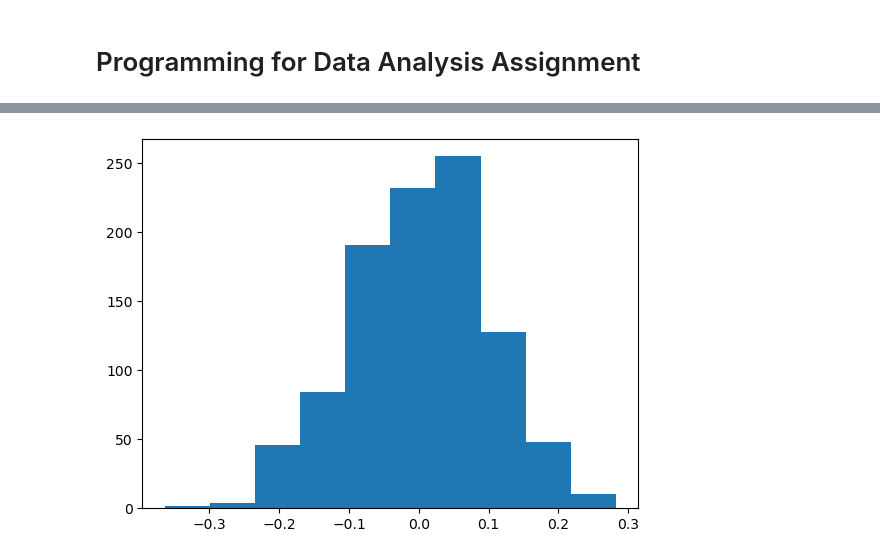
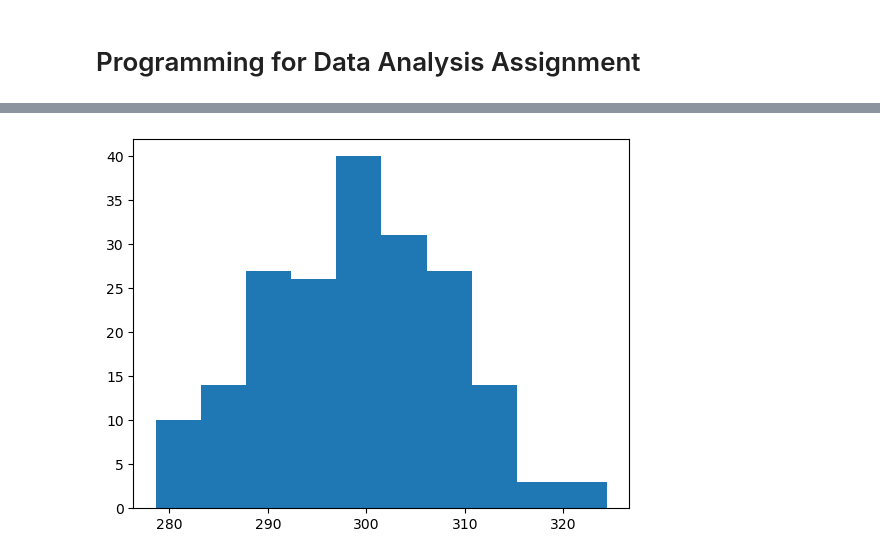
Before and after one commit to mickalleny2k/PfDA_Assignment, a Jupyter notebook: PfDA_Assignment.ipynb, the cells around one changed output, grey strips where cells are left out. Drawn from its saved outputs; the diff is of its cells as text; code cells hidden in the pictures.

Commit message:
"create 2 dataframes, import 2 csv files, synthesize random data, plot data"

```diff
--- a/PfDA_Assignment.ipynb
+++ b/PfDA_Assignment.ipynb
@@ -53,8 +137,9 @@ plt.show()
 # %%
-mu, sigma = 0, 0.1 # mean and standard deviation
-s = np.random.default_rng().normal(mu, sigma, 1000)
+# Driving Distance
+mu, sigma = 300.5, 10 # mean and standard deviation
+s = np.random.default_rng().normal(mu, sigma, 195)
 plt.hist(s)
 plt.show()
 # %% [output]
-[figure, old version]
+[figure, new version]
 # %%
```
Also changed, not shown: parts of 25 cells of this notebook, 2 other files.
